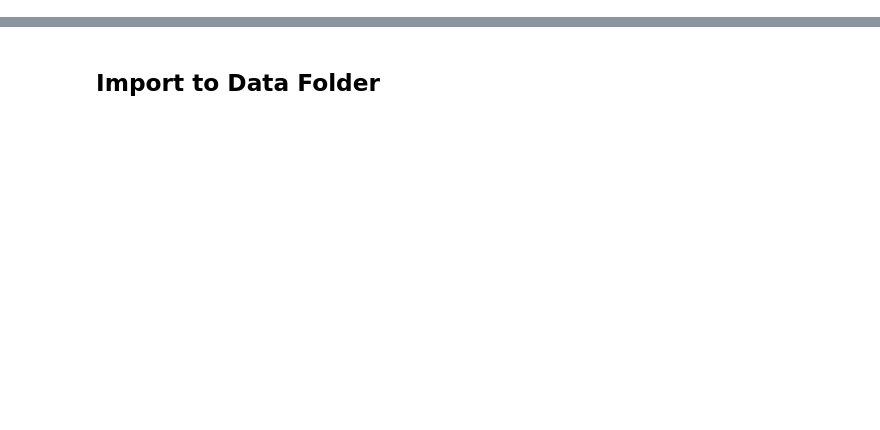
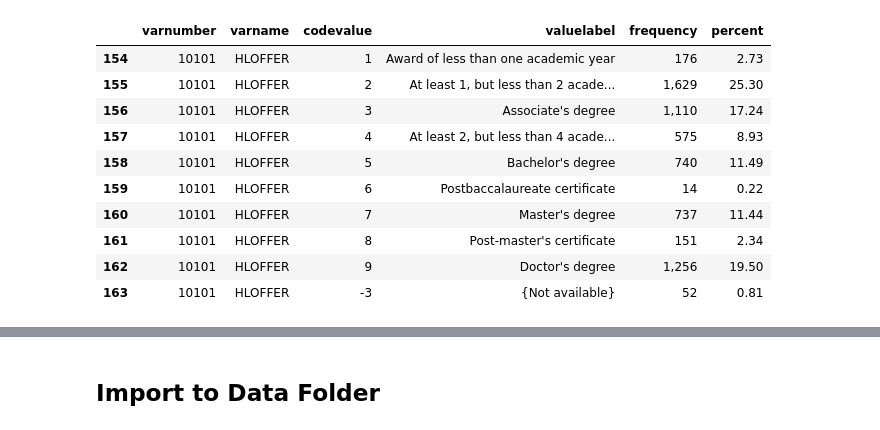
Before and after one commit to alvessab/project3_US_colleges, a Jupyter notebook: data cleaning/data cleaning files/IPED_data_clean_and_explore.ipynb, the cells around one changed output, grey strips where cells are left out. Saved outputs shown, nothing was run; the diff lists cells and outputs as text; code cells hidden in the pictures; blank space fills up the shorter version.

```diff
--- a/data cleaning/data cleaning files/IPED_data_clean_and_explore.ipynb
+++ b/data cleaning/data cleaning files/IPED_data_clean_and_explore.ipynb
@@ -406,0 +471,16 @@ df20.head()
+# %%
+mask = values.varname == "HLOFFER"
+C18UGPRF_val = values.loc[mask]
+C18UGPRF_val
+# %% [output]
+|  | varnumber | varname | codevalue | valuelabel | frequency | percent |
+| 154 | 10101 | HLOFFER | 1 | Award of less than one academic year | 176 | 2.73 |
+| 155 | 10101 | HLOFFER | 2 | At least 1, but less than 2 acade... | 1,629 | 25.30 |
+| 156 | 10101 | HLOFFER | 3 | Associate's degree | 1,110 | 17.24 |
+| 157 | 10101 | HLOFFER | 4 | At least 2, but less than 4 acade... | 575 | 8.93 |
+| 158 | 10101 | HLOFFER | 5 | Bachelor's degree | 740 | 11.49 |
+| 159 | 10101 | HLOFFER | 6 | Postbaccalaureate certificate | 14 | 0.22 |
+| 160 | 10101 | HLOFFER | 7 | Master's degree | 737 | 11.44 |
+| 161 | 10101 | HLOFFER | 8 | Post-master's certificate | 151 | 2.34 |
+| 162 | 10101 | HLOFFER | 9 | Doctor's degree | 1,256 | 19.50 |
+| 163 | 10101 | HLOFFER | -3 | {Not available} | 52 | 0.81 |
```
Also changed, not shown: parts of 9 cells of this notebook, 9 other files.
